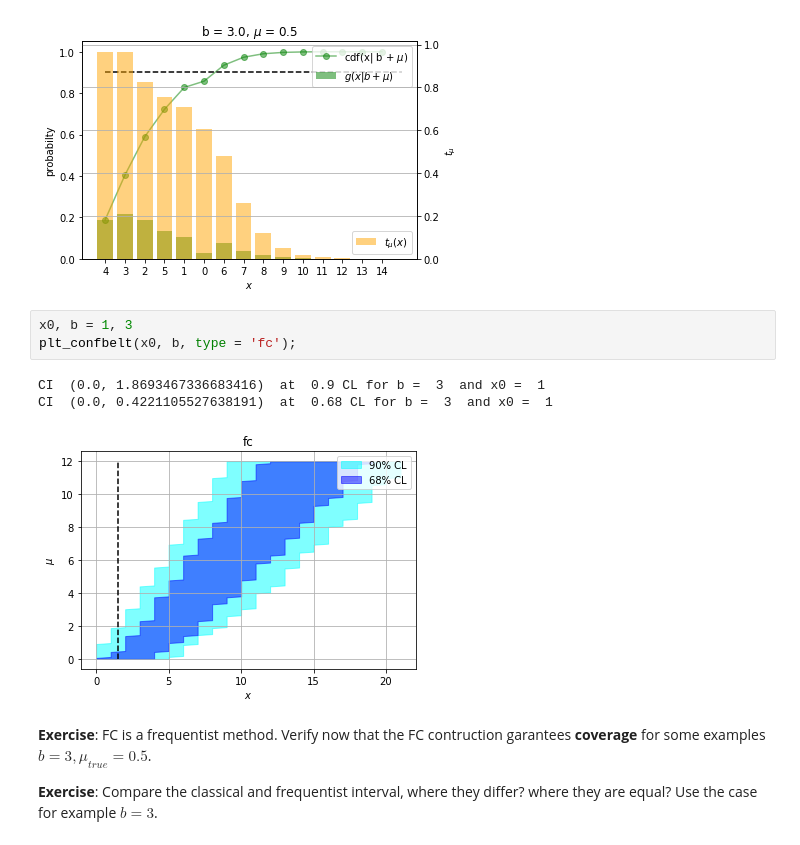
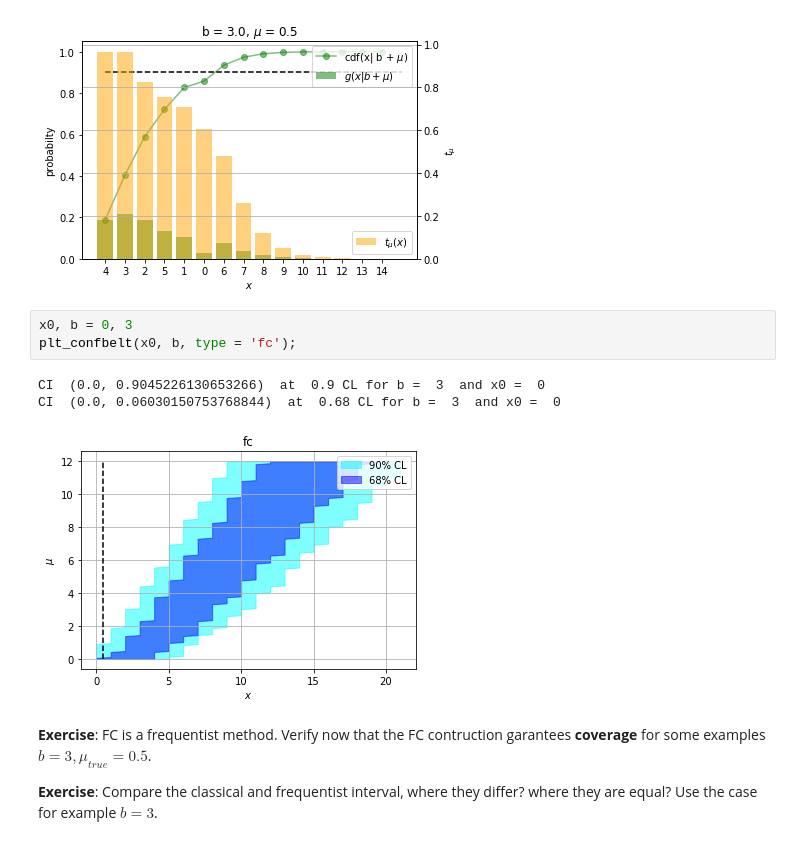
Before and after one commit to jahernando/USC-TA, a Jupyter notebook: ta_confidence_intervals.ipynb, the cells around one changed output. Drawn from its saved outputs; the diff is of its cells as text.

```diff
--- a/ta_confidence_intervals.ipynb
+++ b/ta_confidence_intervals.ipynb
@@ -252,12 +359,12 @@ plt_rmu_fc(mu, b, beta);
 Rmu segment for b  3.0 and mu  0.5  =  (0, 6)
 [figure]
 # %%
-x0, b = 1, 3
+x0, b = 0, 3
 plt_confbelt(x0, b, type = 'fc');
 # %% [output]
-CI  (0.0, 1.8693467336683416)  at  0.9 CL for b =  3  and x0 =  1
-CI  (0.0, 0.4221105527638191)  at  0.68 CL for b =  3  and x0 =  1
+CI  (0.0, 0.9045226130653266)  at  0.9 CL for b =  3  and x0 =  0
+CI  (0.0, 0.06030150753768844)  at  0.68 CL for b =  3  and x0 =  0
-[figure, old version]
+[figure, new version]
 # %% [markdown]
 **Exercise**: FC is a frequentist method. Verify now that the FC contruction garantees **coverage** for some examples $b = 3, \mu_{true} = 0.5$.
 
```
Also changed, not shown: parts of 40 cells of this notebook, 5 other files.
